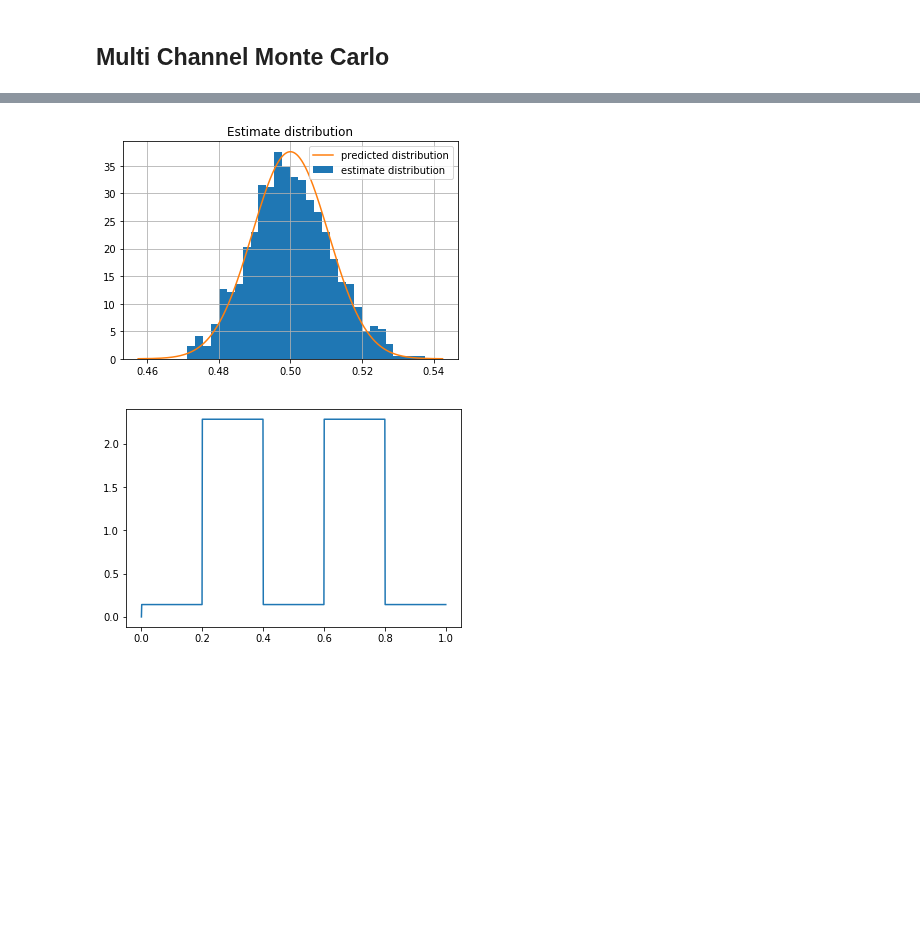
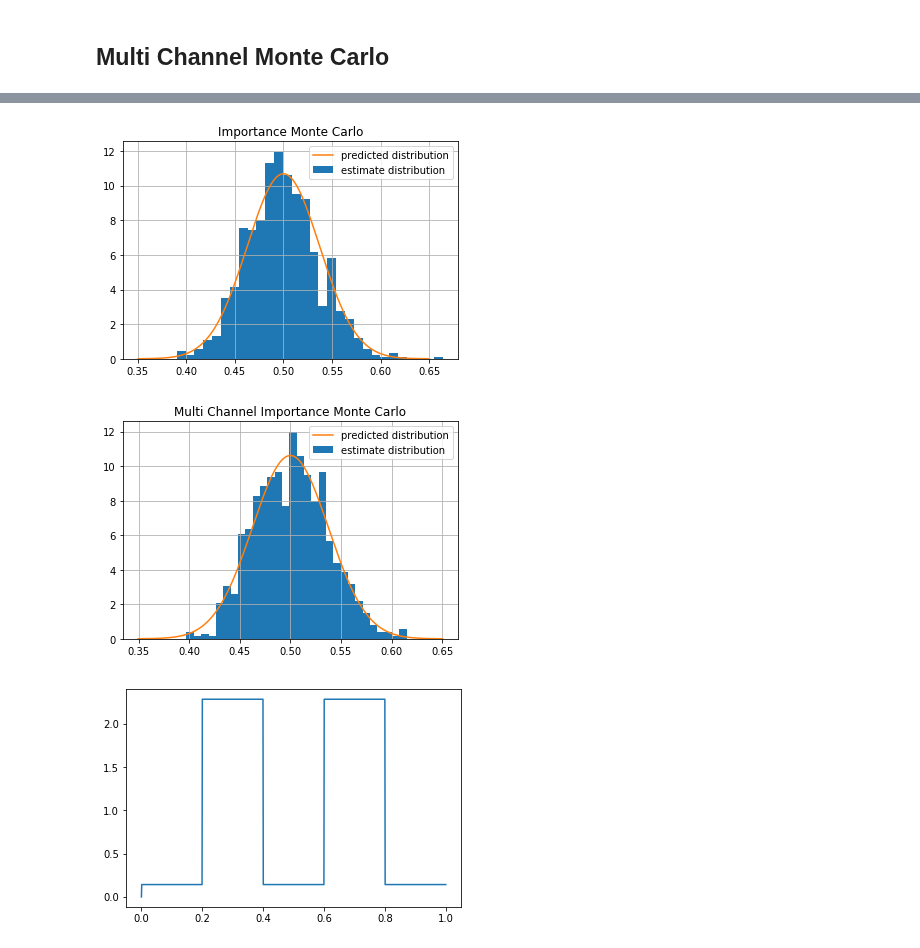
Before and after one commit to mathisgerdes/hep-monte-carlo, a Jupyter notebook: intro/monte_carlo.ipynb, the cells around one changed output, grey strips where cells are left out. Drawn from its saved outputs; the diff is of its cells as text; code cells hidden in the pictures; blank space fills up the shorter version.

```diff
--- a/intro/monte_carlo.ipynb
+++ b/intro/monte_carlo.ipynb
@@ -309,13 +309,13 @@ plt.show()
 # %%
 # see if the equation for error estimate is reasonable
 trueval = .25
-f = lambda x: x[0]*x[1]
+f = lambda x,y: x * y
 ms = 0
 var_mean = 0
 N = 1000
 for i in range(N):
-    vegas = MonteCarloVEGAS(dim=2, divisions=10)
-    E, var = vegas(f, 100)
+    vegas = MonteCarloVEGAS(dim=2, divisions=10).get_interface_infer_multiple(100)
+    E, var = vegas(f, 200)
     ms += (E - trueval)**2 / N
     var_mean += var/N
 print(np.sqrt(ms), var_mean)
@@ -419,25 +419,30 @@ plt.show()
 # %%
 def compare_distribution(fn, true_val, N, iterations, method, bins=20):
     values = np.empty(iterations)
     mean_var = 0
     for i in range(iterations):
         values[i], var = method(fn, N)
         mean_var += var**2 / iterations
     plt.hist(values, bins=bins, normed=True, label="estimate distribution")
     x = np.linspace(true_val-4*np.sqrt(mean_var), true_val+4*np.sqrt(mean_var), 1000)
     plt.plot(x, np.exp(-(x-true_val)**2/2/mean_var) / np.sqrt(np.pi*2*mean_var), label="predicted distribution")
     plt.title("Estimate distribution")
     plt.grid()
     plt.legend(loc="best")
 
 fn = lambda x: np.sin(2*np.pi*x)**2
 channels = Channels([sampling1], [p1])
 mcmci = MonteCarloMultiImportance(channels, var_weighted=False).get_interface_ratios(Nj=200, r1=0, r2=0, r3=1)
 mcmci1 = MonteCarloImportance(1, sampling_fn=sampling1, pdf=p1)
-# compare_distribution(fn, 0.5, 400, 1000, mcmci1, bins=30)
-compare_distribution(fn, .5, 5000, 1000, mcmci, bins=30)
+compare_distribution(fn, .5, 400, 1000, mcmci1, bins=30)
+plt.title("Importance Monte Carlo")
+plt.show()
+compare_distribution(fn, .5, 400, 1000, mcmci, bins=30)
+plt.title("Multi Channel Importance Monte Carlo")
+plt.show()
 # %% [output]
-[figure, old version]
+[figure, new version]
+[figure, added]
 # %%
 channels.plot_pdf()
 # %% [output]
```
Also changed, not shown: parts of 18 cells of this notebook, 2 other files.
